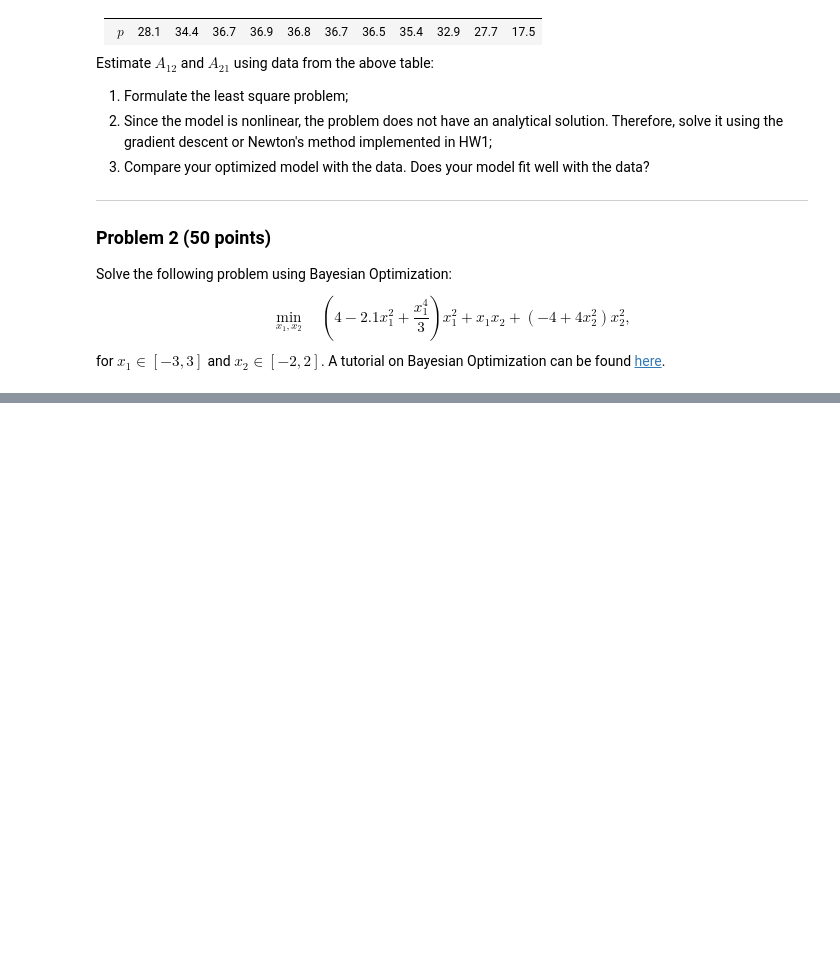
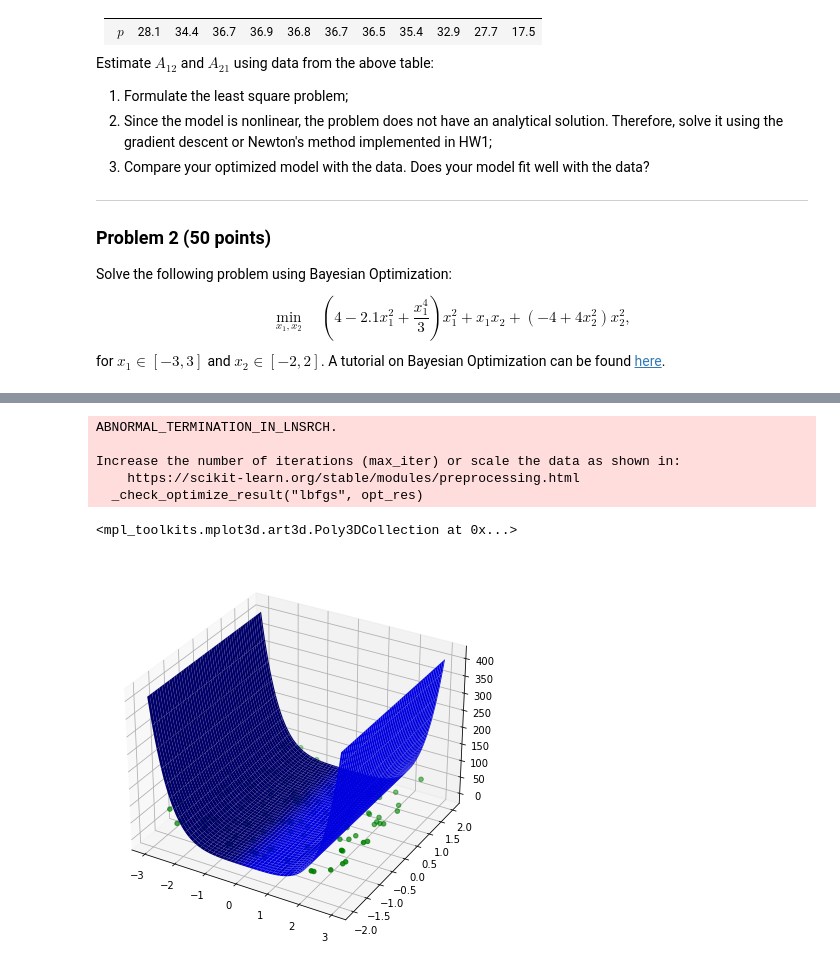
Before and after one commit to DesignInformaticsLab/DesignOptimization2021Fall, a Jupyter notebook: Homework/Homework3.ipynb, the cells around one changed output, grey strips where cells are left out. Drawn from its saved outputs; the diff is of its cells as text; code cells hidden in the pictures; blank space fills up the shorter version.

```diff
--- a/Homework/Homework3.ipynb
+++ b/Homework/Homework3.ipynb
@@ -79,16 +79,28 @@ p = torch.tensor([28.1, 34.4, 36.7, 36.9, 36.8, 36.7, 36.5, 35.4, 32.9, 27.8, 17
 # p_sat_dioxane = torch.tensor(a[1][0] - (a[1][1]/(T + a[1][2])))
 p_sat = torch.tensor([1.2424, 1.4598], requires_grad = False, dtype = torch.float64)
 
-alpha = 0.0001
+
+def phi(alpha,X, A, p_sat):
+    return model(X, A, p_sat) - alpha*0.8*np.dot(A.grad.detach().numpy(), A.grad.detach().numpy())
+
+
+def line_search(X, A, p_sat):
+    alpha = 0.001  # initialize step size
+    while np.linalg.norm(np.nan_to_num(phi(alpha,X, A, p_sat).detach().numpy()))<np.linalg.norm(np.nan_to_num(model(X = X, A = A-alpha*A.grad, p_sat = p_sat).detach().numpy())):  # if f(x+a*d)>phi(a) then backtrack. d is the search direction
+        # print("Backtracking...")
+        alpha = 0.5*alpha
+    return alpha
+
 for i in range(500):
     # Define the loss function
     loss = torch.sum((p - model(X, A, p_sat))**2)
     loss.backward()
+    alpha = line_search(X = X, A = A, p_sat = p_sat)
     print("Alpha:", alpha, "Loss:", loss.data.numpy(), "Gradient:", A.grad.numpy(), "Parameter:", A.data.numpy())
+
     with torch.no_grad():
         A -= alpha * A.grad
         A.grad.zero_()
-    alpha /= 1.1
 
 p_final = model(X, A, p_sat)
 print("Model: ", p_final)
@@ -101,6 +131,7 @@ from scipy.stats import norm
 from scipy.optimize import minimize
 import matplotlib.pyplot as plt
 
+from mpl_toolkits import mplot3d
 
 def objective(x, mean = 0, var = 0.1):
     '''
@@ -117,39 +148,57 @@ def objective(x, mean = 0, var = 0.1):
 def expected_improvement(X_, X, model, k = 0.01):
     Y_mu, Y_sigma = model.predict(X, return_std = True)
     Y__= model.predict(X_)
 
     # Find the best value of predicted f(x) among the old samples
     with np.errstate(divide='ignore'):
         y_best = np.max(Y_sigma)
         Z = (Y_mu - y_best - k)/Y_sigma
         ei = ((Y_mu - y_best - k)*norm.cdf(Z)) + (Y_sigma*norm.pdf(Z))
         ei[Y_sigma == 0.0] = 0.0
     return X_[np.argmax(ei)]
 
 
 # optimize the expected improvement
 # EI function is highly non linear
 
-x1 = np.random.uniform(-3,3,5)
-x2 = np.random.uniform(-2,2,5)
+x1 = np.random.uniform(-3,3,10)
+x2 = np.random.uniform(-2,2,10)
 X = np.asarray([[x1],[x2]]).transpose().squeeze(1)
 Y = np.asarray([objective(x) for x in X])
 
-kernel = gp.kernels.RBF()
+kernel = gp.kernels.Matern()
 model = gp.GaussianProcessRegressor(kernel=kernel,
                                     alpha=1e-4,
                                     n_restarts_optimizer=0,
                                     normalize_y=True)
-
-n_iters = 10
+n_iters = 100
 k = 0.01
 for i in range(n_iters):
     model.fit(X,Y)
     # Select next point using expected improvement
-    x1 = np.random.uniform(-3,3,5)
-    x2 = np.random.uniform(-2,2,5)
+    x1 = np.random.uniform(-3,3,1000)
+    x2 = np.random.uniform(-2,2,1000)
     X_ = np.asarray([[x1],[x2]]).transpose().squeeze(1)
     x_next = expected_improvement(X_ = X_, X = X, model = model)
     y_next = objective(x_next)
-    X.stack(x_next)
-    Y.append(y_next)
+    X = np.vstack((X, x_next))
+    Y = np.append(Y, y_next)
+
+x1_bnds = np.linspace(-3,3, 100)
+x2_bnds = np.linspace(-2, 2, 100)
+x__ = np.asarray([[x1_bnds],[x2_bnds]]).transpose().squeeze(1)
+x__, y__ = np.meshgrid(x1_bnds, x2_bnds)
+z__ = np.asarray([objective(x__) for x in x__])
+
+fig = plt.figure(figsize = (10, 7))
+ax = plt.axes(projection ="3d")
+ax.scatter3D(X[:,0], X[:,1], Y, color = "green")
+ax.plot_surface(x__, y__, z__, color='blue')
+# %% [output]
+ABNORMAL_TERMINATION_IN_LNSRCH.
+
+Increase the number of iterations (max_iter) or scale the data as shown in:
+    https://scikit-learn.org/stable/modules/preprocessing.html
+  _check_optimize_result("lbfgs", opt_res)
+<mpl_toolkits.mplot3d.art3d.Poly3DCollection at 0x...>
+[figure, added]
```
Also changed, not shown: parts of 1 cell of this notebook, 2 other files.
